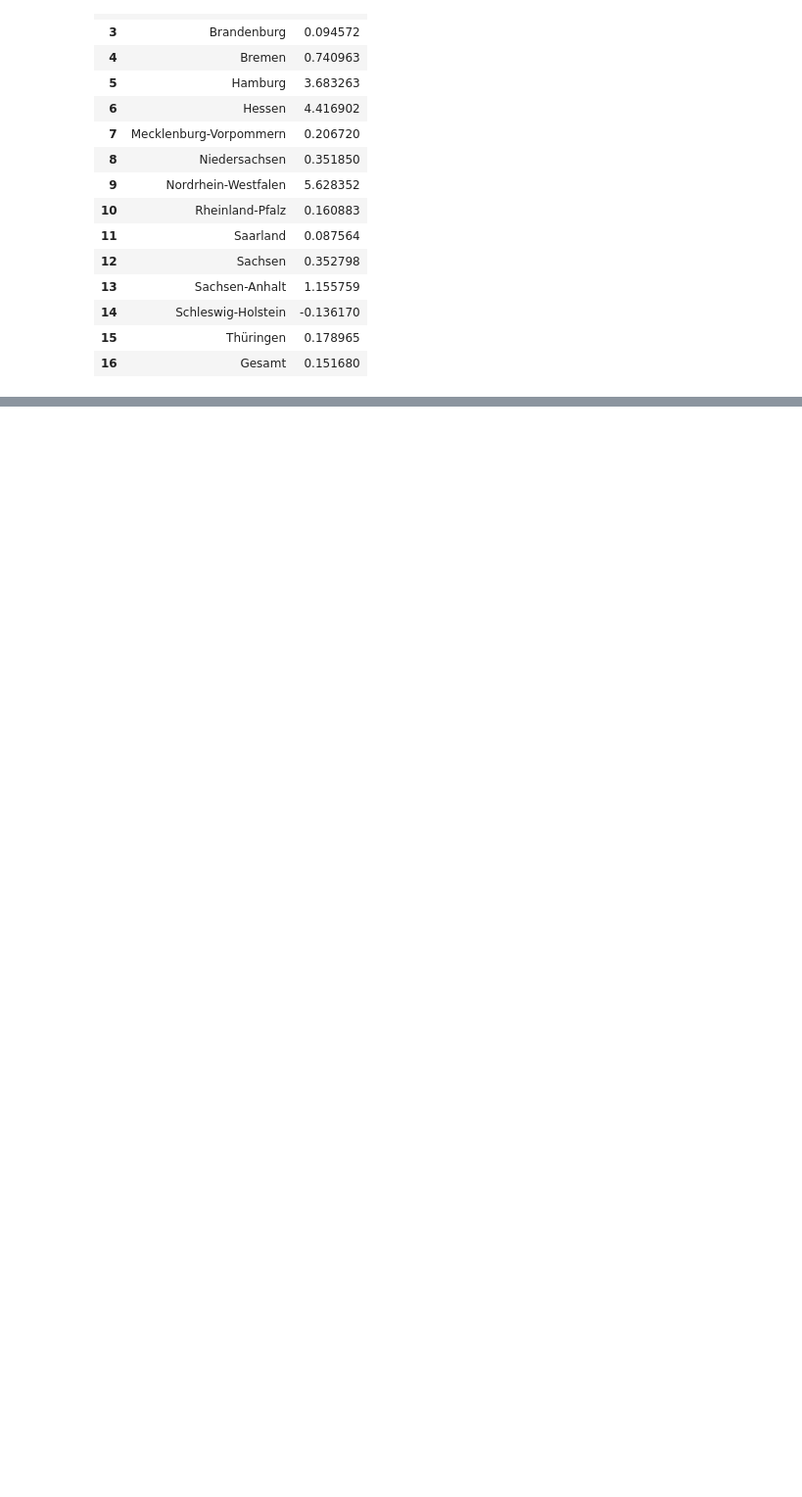
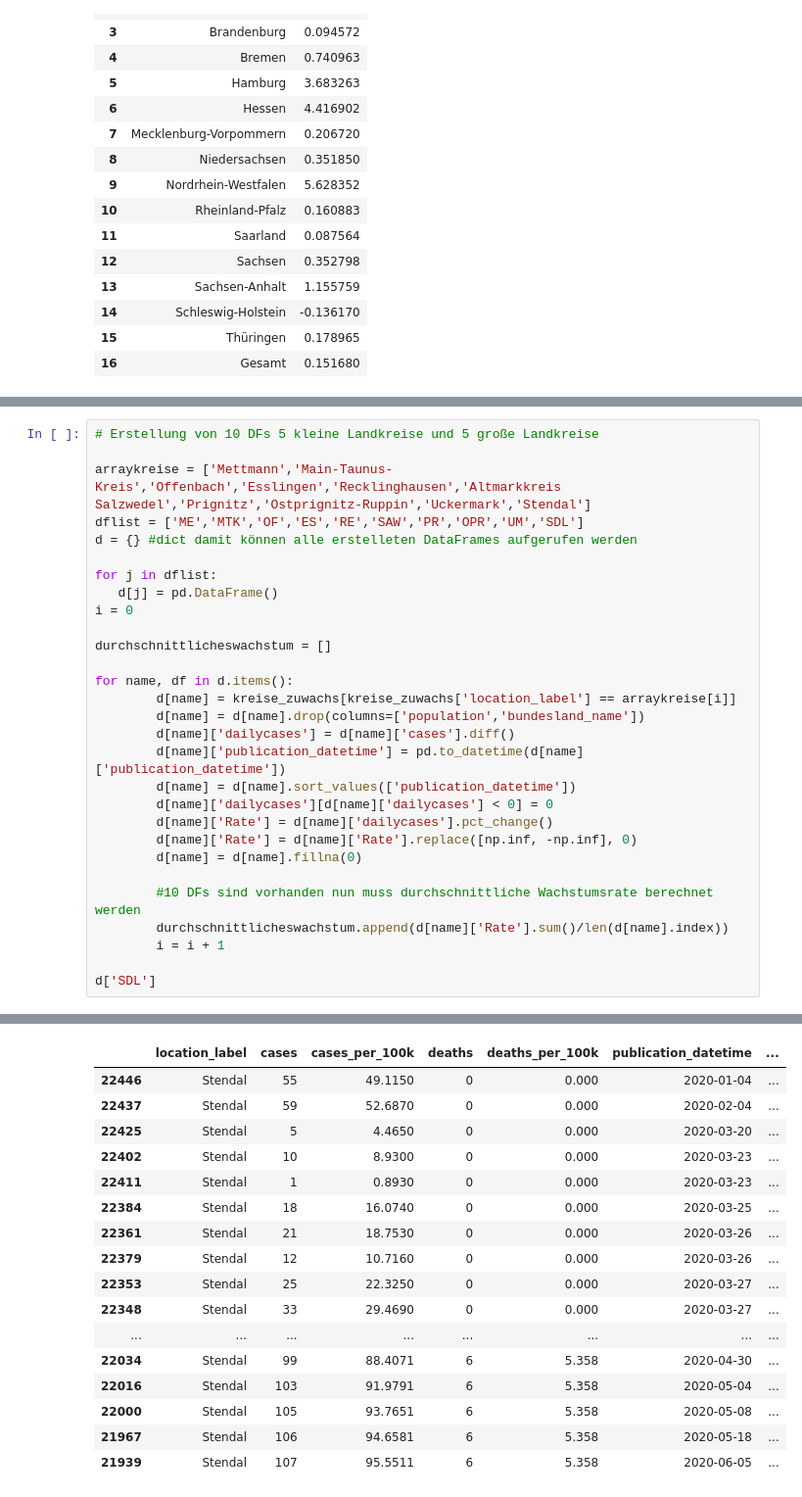
Before and after one commit to Jubo30/Data-Science-Project, a Jupyter notebook: Täglicher Zuwachs Deutschland.ipynb, the cells around one changed output, grey strips where cells are left out. Shown at 98% size. Cells and saved outputs as stored; diff of their text form; blank space fills up the shorter version.

```diff
--- a/Täglicher Zuwachs Deutschland.ipynb
+++ b/Täglicher Zuwachs Deutschland.ipynb
@@ -921,0 +919,30 @@ cbar = fig.colorbar(sm)
+# %%
+# Erstellung von 10 DFs 5 kleine Landkreise und 5 große Landkreise
+
+arraykreise = ['Mettmann','Main-Taunus-Kreis','Offenbach','Esslingen','Recklinghausen','Altmarkkreis Salzwedel','Prignitz','Ostprignitz-Ruppin','Uckermark','Stendal']
+dflist = ['ME','MTK','OF','ES','RE','SAW','PR','OPR','UM','SDL']
+d = {} #dict damit können alle erstelleten DataFrames aufgerufen werden
+
+for j in dflist:
+   d[j] = pd.DataFrame()
+i = 0
+
+durchschnittlicheswachstum = []
+
+for name, df in d.items():
+        d[name] = kreise_zuwachs[kreise_zuwachs['location_label'] == arraykreise[i]]
+        d[name] = d[name].drop(columns=['population','bundesland_name'])
+        d[name]['dailycases'] = d[name]['cases'].diff()
+        d[name]['publication_datetime'] = pd.to_datetime(d[name]['publication_datetime'])
+        d[name] = d[name].sort_values(['publication_datetime'])
+        d[name]['dailycases'][d[name]['dailycases'] < 0] = 0
+        d[name]['Rate'] = d[name]['dailycases'].pct_change()
+        d[name]['Rate'] = d[name]['Rate'].replace([np.inf, -np.inf], 0)
+        d[name] = d[name].fillna(0)
+
+        #10 DFs sind vorhanden nun muss durchschnittliche Wachstumsrate berechnet werden
+        durchschnittlicheswachstum.append(d[name]['Rate'].sum()/len(d[name].index))
+        i = i + 1
+
+d['SDL']
+# %% [output]
@@ -921,0 +966,17 @@ cbar = fig.colorbar(sm)
+|  | location_label | cases | cases_per_100k | deaths | deaths_per_100k | publication_datetime | ... |
+| 22446 | Stendal | 55 | 49.1150 | 0 | 0.000 | 2020-01-04 | ... |
+| 22437 | Stendal | 59 | 52.6870 | 0 | 0.000 | 2020-02-04 | ... |
+| 22425 | Stendal | 5 | 4.4650 | 0 | 0.000 | 2020-03-20 | ... |
+| 22402 | Stendal | 10 | 8.9300 | 0 | 0.000 | 2020-03-23 | ... |
+| 22411 | Stendal | 1 | 0.8930 | 0 | 0.000 | 2020-03-23 | ... |
+| 22384 | Stendal | 18 | 16.0740 | 0 | 0.000 | 2020-03-25 | ... |
+| 22361 | Stendal | 21 | 18.7530 | 0 | 0.000 | 2020-03-26 | ... |
+| 22379 | Stendal | 12 | 10.7160 | 0 | 0.000 | 2020-03-26 | ... |
+| 22353 | Stendal | 25 | 22.3250 | 0 | 0.000 | 2020-03-27 | ... |
+| 22348 | Stendal | 33 | 29.4690 | 0 | 0.000 | 2020-03-27 | ... |
+| ... | ... | ... | ... | ... | ... | ... | ... |
+| 22034 | Stendal | 99 | 88.4071 | 6 | 5.358 | 2020-04-30 | ... |
+| 22016 | Stendal | 103 | 91.9791 | 6 | 5.358 | 2020-05-04 | ... |
+| 22000 | Stendal | 105 | 93.7651 | 6 | 5.358 | 2020-05-08 | ... |
+| 21967 | Stendal | 106 | 94.6581 | 6 | 5.358 | 2020-05-18 | ... |
+| 21939 | Stendal | 107 | 95.5511 | 6 | 5.358 | 2020-06-05 | ... |
```
Also changed, not shown: parts of 13 cells of this notebook, 1 other file.
